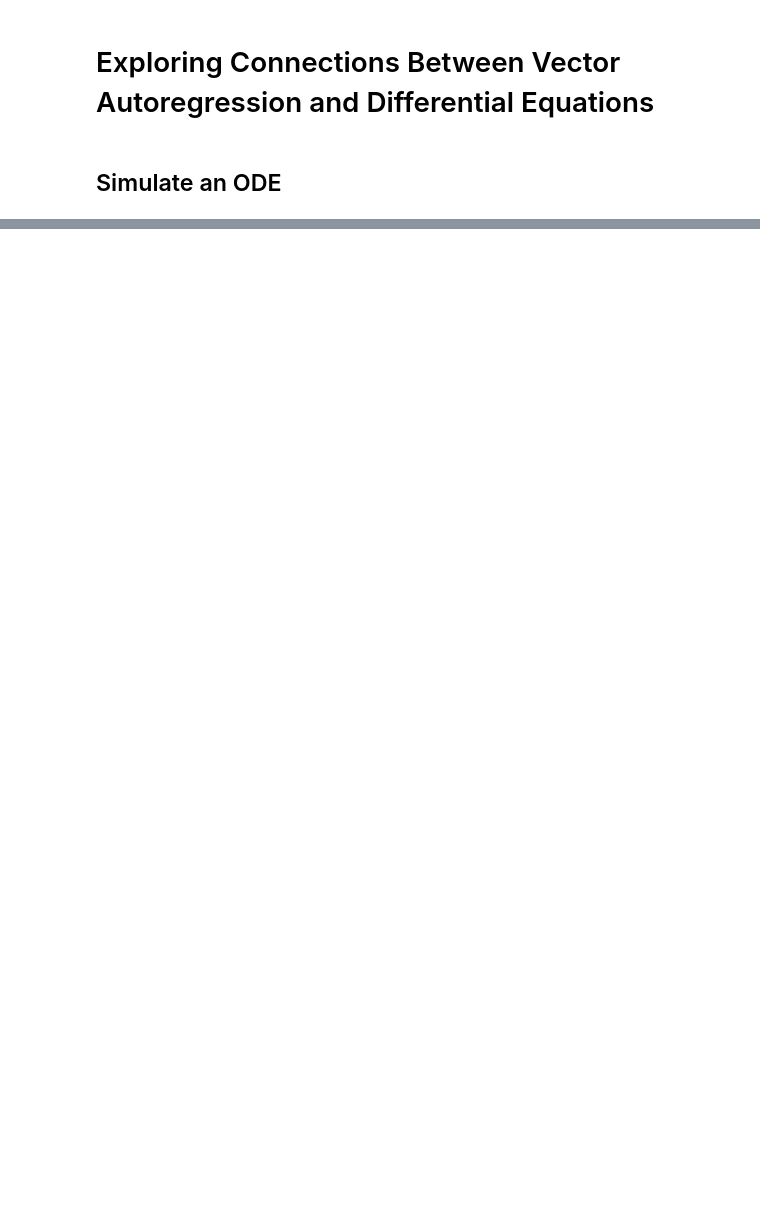
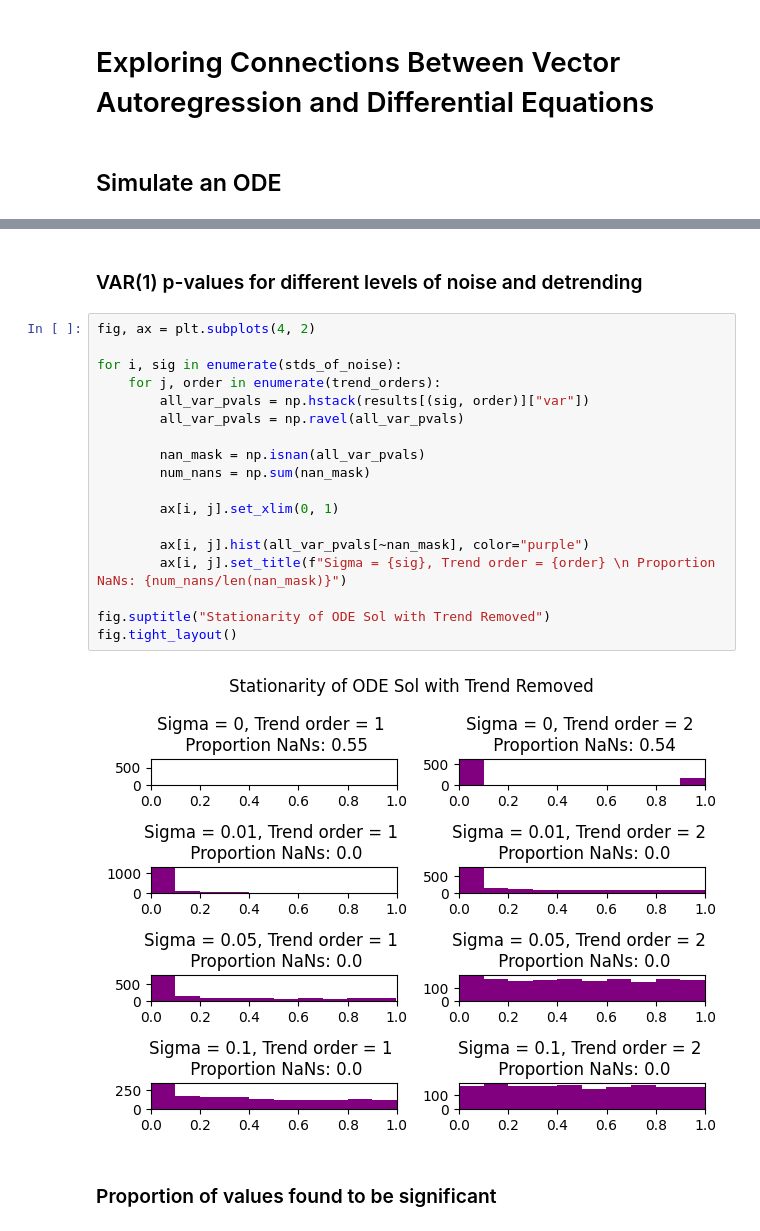
Before and after one commit to djpasseyjr/graphinference, a Jupyter notebook: Notebooks/Jupyter/VARvsODE.ipynb, the cells around one changed output, grey strips where cells are left out. Saved outputs shown, nothing was run; the diff lists cells and outputs as text; blank space fills up the shorter version.

```diff
--- a/Notebooks/Jupyter/VARvsODE.ipynb
+++ b/Notebooks/Jupyter/VARvsODE.ipynb
@@ -53,0 +200,24 @@ array([1.73472348e-18+2.j , 1.73472348e-18-2.j , 6.93889390e-18+0.3j,
+# %% [markdown]
+### VAR(1) p-values for different levels of noise and detrending
+# %%
+fig, ax = plt.subplots(4, 2)
+
+for i, sig in enumerate(stds_of_noise):
+    for j, order in enumerate(trend_orders):
+        all_var_pvals = np.hstack(results[(sig, order)]["var"])
+        all_var_pvals = np.ravel(all_var_pvals)
+
+        nan_mask = np.isnan(all_var_pvals)
+        num_nans = np.sum(nan_mask)
+
+        ax[i, j].set_xlim(0, 1)
+
+        ax[i, j].hist(all_var_pvals[~nan_mask], color="purple")
+        ax[i, j].set_title(f"Sigma = {sig}, Trend order = {order} \n Proportion NaNs: {num_nans/len(nan_mask)}")
+
+fig.suptitle("Stationarity of ODE Sol with Trend Removed")
+fig.tight_layout()
+# %% [output]
+[figure, added]
+# %% [markdown]
+### Proportion of values found to be significant
```
Also changed, not shown: parts of 19 cells of this notebook, 5 other files.
